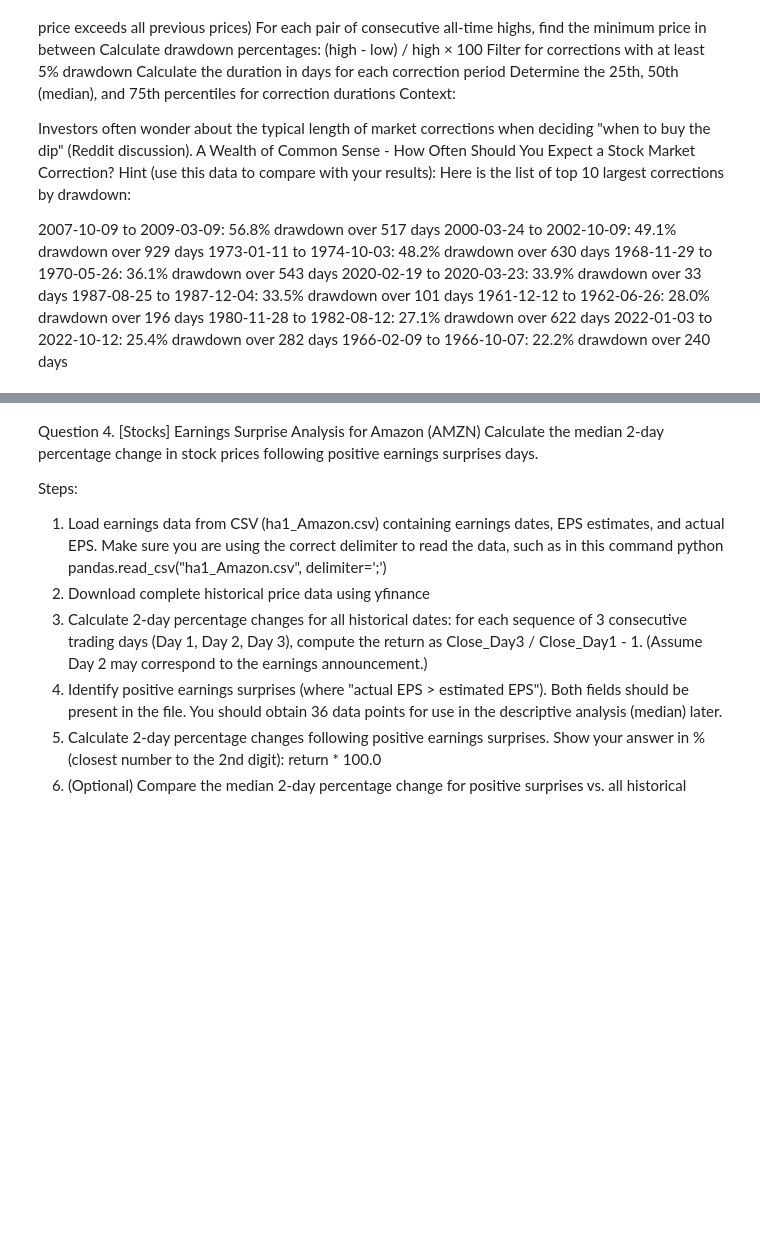
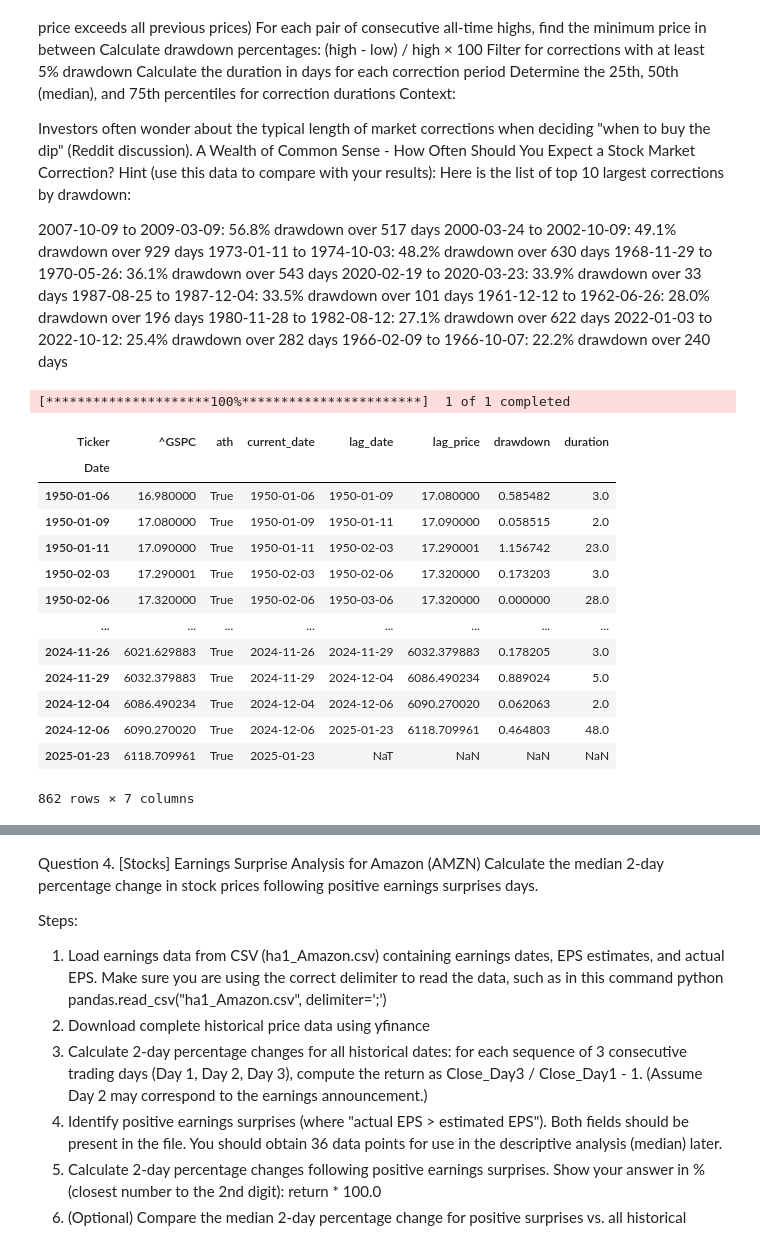
Before and after one commit to primusanto/stock-market-analysis-datatalks-homework, a Jupyter notebook: homework 1.ipynb, the cells around one changed output, grey strips where cells are left out. Cells and saved outputs as stored; diff of their text form; code cells hidden in the pictures; blank space fills up the shorter version.

```diff
--- a/homework 1.ipynb
+++ b/homework 1.ipynb
@@ -271,6 +287,56 @@ Hint (use this data to compare with your results): Here is the list of top 10 la
 # %%
 import numpy as np
 from datetime import datetime
+# %%
+import yfinance as yf
+# Download S&P 500 historical data (1950-present)
+sp500 = yf.download("^GSPC", start="1950-01-01")['Close']
+# %% [output]
+[*********************100%***********************]  1 of 1 completed
+# %%
+# Find all-time highs
+all_time_highs = sp500.cummax()
+# Find the points where a new all-time high is reached
+ath_mask = sp500 == all_time_highs
+
+sp500[('ath')] = ath_mask
+sp500[('current_date')] = sp500.index
+# %%
+
+
+
+
+sp500_filtered = sp500[sp500[('ath')] == True]
+
+sp500_filtered = sp500_filtered[(sp500_filtered[('current_date')].shift(-1) - sp500_filtered['current_date']).dt.days > 1]
+sp500_filtered
+sp500_filtered[('lag_date')] = sp500_filtered[('current_date')].shift(-1)
+sp500_filtered[('lag_price')] = sp500_filtered[('^GSPC')].shift(-1)
+sp500_filtered[('drawdown')] = ((sp500_filtered[('lag_price')] - sp500_filtered[('^GSPC')])/ sp500_filtered[('lag_price')]) *100
+sp500_filtered['duration'] = (sp500_filtered['lag_date'] - sp500_filtered['current_date']).dt.days
+#sp500_filtered['gap_date'] = sp500_filtered['current_date'].shift(-1)
+#sp500_filtered = sp500_filtered[sp500_filtered[('drawdown')] >= 5]
+#sp500_filtered['duration'] = (sp500_filtered['gap_date'] - sp500_filtered['current_date']).dt.days
+
+#sp500_filtered = sp500_ath[sp500_ath[('drawdown')] >= 5]
+
+#sp500_filtered.sort_values(by='drawdown', ascending=False, inplace=True)
+sp500_filtered
+# %% [output]
+| Ticker | ^GSPC | ath | current_date | lag_date | lag_price | drawdown | duration |
+| Date |  |  |  |  |  |  |  |
+| 1950-01-06 | 16.980000 | True | 1950-01-06 | 1950-01-09 | 17.080000 | 0.585482 | 3.0 |
+| 1950-01-09 | 17.080000 | True | 1950-01-09 | 1950-01-11 | 17.090000 | 0.058515 | 2.0 |
+| 1950-01-11 | 17.090000 | True | 1950-01-11 | 1950-02-03 | 17.290001 | 1.156742 | 23.0 |
+| 1950-02-03 | 17.290001 | True | 1950-02-03 | 1950-02-06 | 17.320000 | 0.173203 | 3.0 |
+| 1950-02-06 | 17.320000 | True | 1950-02-06 | 1950-03-06 | 17.320000 | 0.000000 | 28.0 |
+| ... | ... | ... | ... | ... | ... | ... | ... |
+| 2024-11-26 | 6021.629883 | True | 2024-11-26 | 2024-11-29 | 6032.379883 | 0.178205 | 3.0 |
+| 2024-11-29 | 6032.379883 | True | 2024-11-29 | 2024-12-04 | 6086.490234 | 0.889024 | 5.0 |
+| 2024-12-04 | 6086.490234 | True | 2024-12-04 | 2024-12-06 | 6090.270020 | 0.062063 | 2.0 |
+| 2024-12-06 | 6090.270020 | True | 2024-12-06 | 2025-01-23 | 6118.709961 | 0.464803 | 48.0 |
+| 2025-01-23 | 6118.709961 | True | 2025-01-23 | NaT | NaN | NaN | NaN |
+862 rows × 7 columns
 # %%
 # Download S&P 500 historical data (1950-present)
 sp500 = yf.download("^GSPC", start="1950-01-01")['Close']
```
Also changed, not shown: parts of 4 cells of this notebook, 1 other file.
